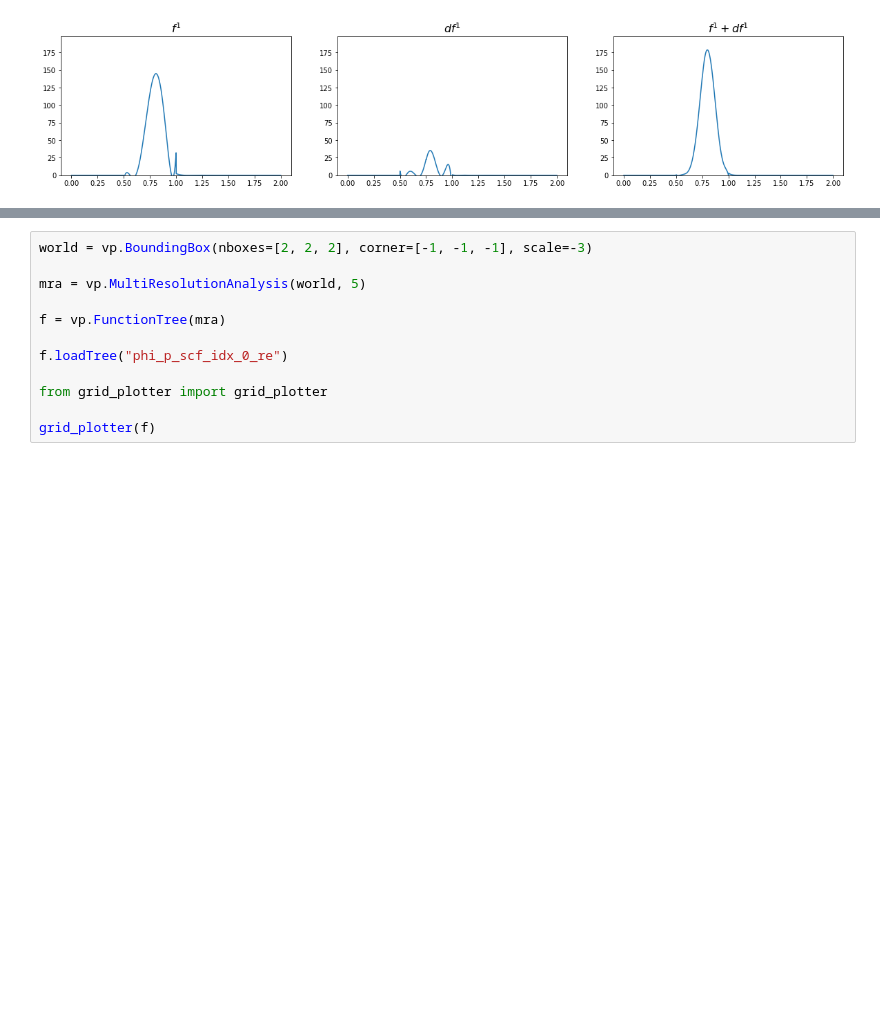
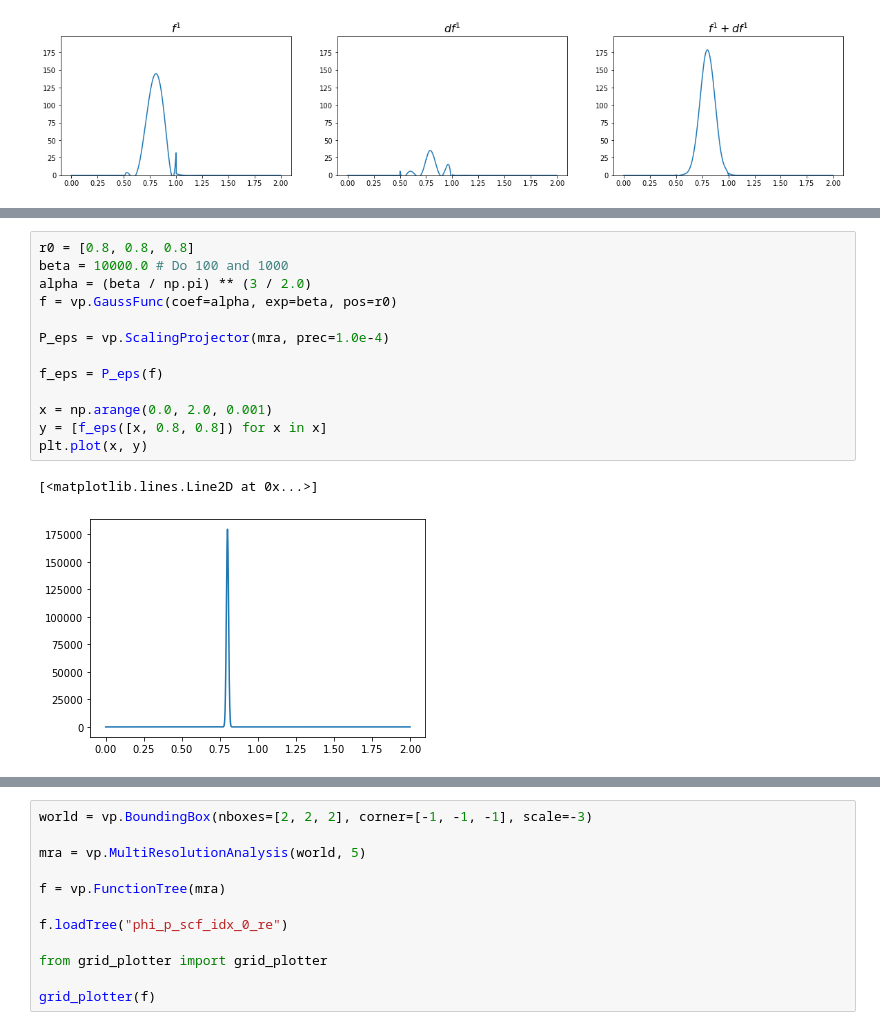
Before and after one commit to bjorgve/hylleraas_school, a Jupyter notebook: HylleraasSchool.ipynb, the cells around one changed output, grey strips where cells are left out. Saved outputs shown, nothing was run; the diff lists cells and outputs as text; blank space fills up the shorter version.

```diff
--- a/HylleraasSchool.ipynb
+++ b/HylleraasSchool.ipynb
@@ -184,0 +207,16 @@ plot_diff(0, f0, df0, alpha)
+# %%
+r0 = [0.8, 0.8, 0.8]
+beta = 10000.0 # Do 100 and 1000
+alpha = (beta / np.pi) ** (3 / 2.0)
+f = vp.GaussFunc(coef=alpha, exp=beta, pos=r0)
+
+P_eps = vp.ScalingProjector(mra, prec=1.0e-4)
+
+f_eps = P_eps(f)
+
+x = np.arange(0.0, 2.0, 0.001)
+y = [f_eps([x, 0.8, 0.8]) for x in x]
+plt.plot(x, y)
+# %% [output]
+[<matplotlib.lines.Line2D at 0x...>]
+[figure, added]
```
Also changed, not shown: parts of 9 cells of this notebook, 1 other file.
